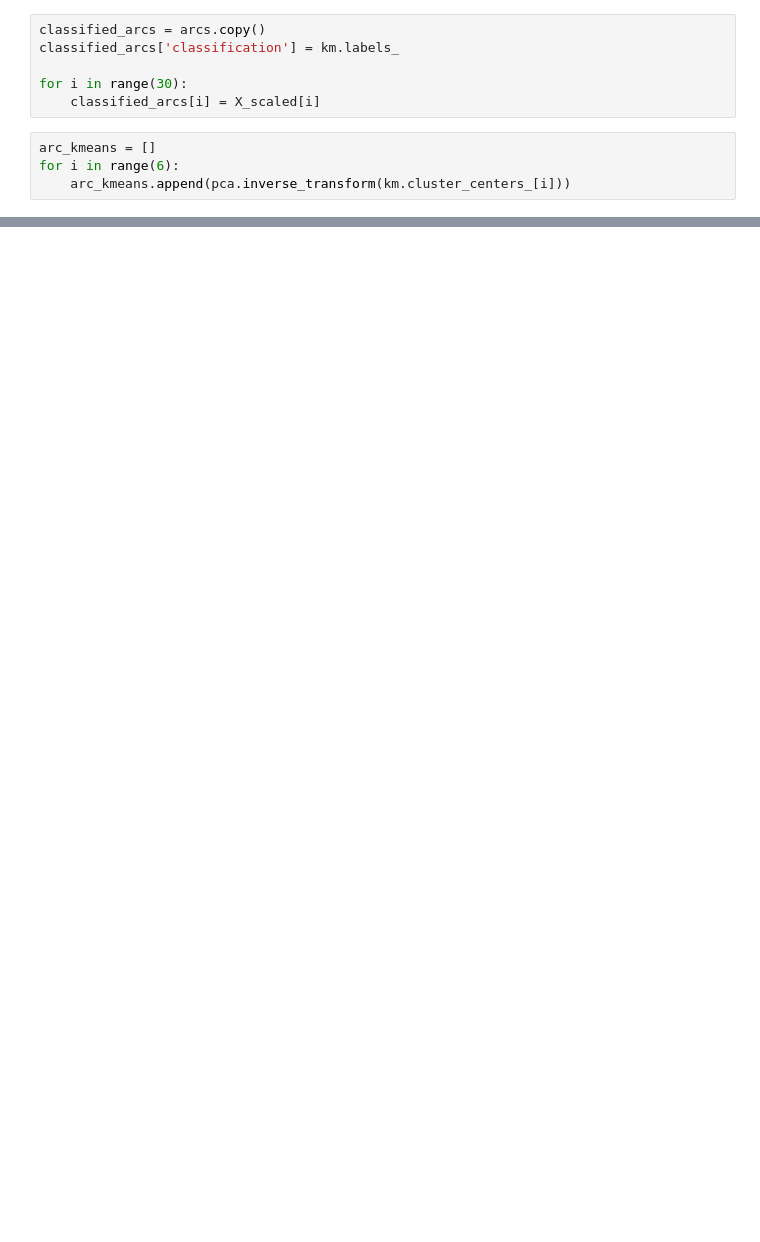
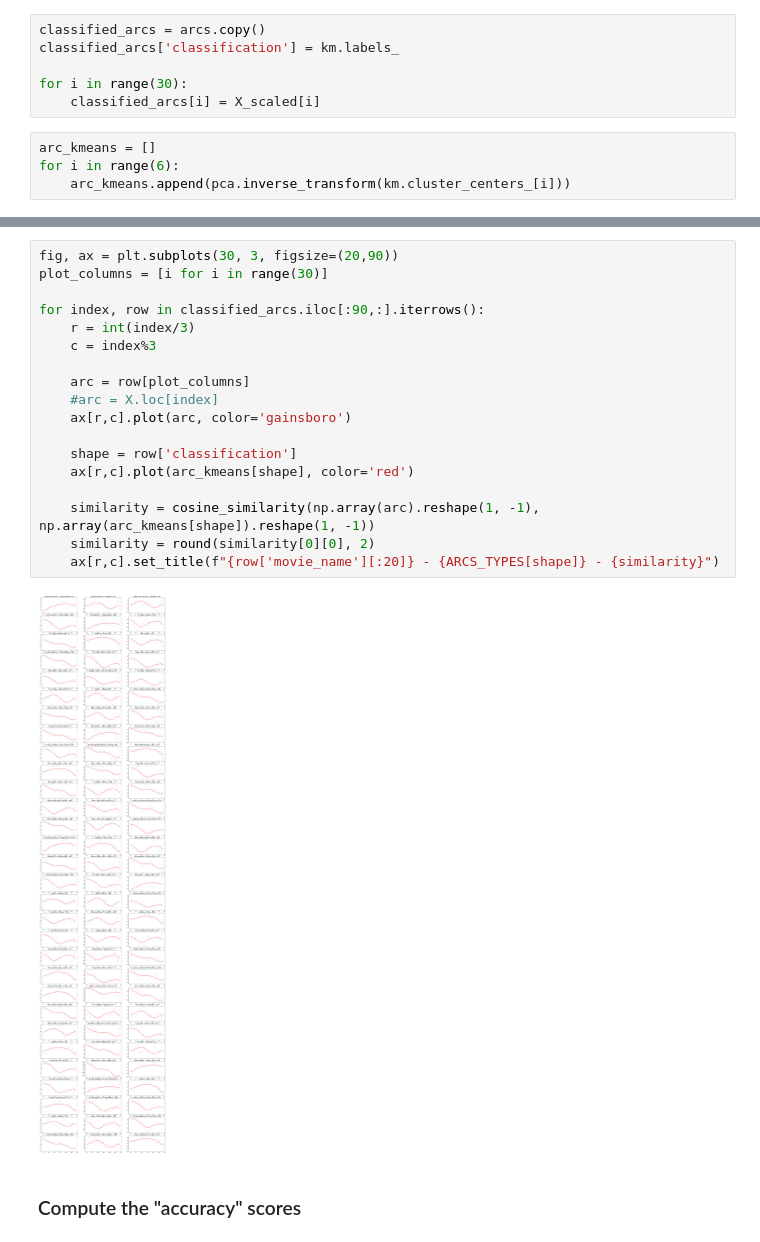
Before and after one commit to sebhochart/movie-sentiment-analysis, a Jupyter notebook: notebooks/Kmeans_clustering_seb.ipynb, the cells around one changed output, grey strips where cells are left out. Saved outputs shown, nothing was run; the diff lists cells and outputs as text; blank space fills up the shorter version.

```diff
--- a/notebooks/Kmeans_clustering_seb.ipynb
+++ b/notebooks/Kmeans_clustering_seb.ipynb
@@ -168,0 +158,22 @@ for i in range(6):
+# %%
+fig, ax = plt.subplots(30, 3, figsize=(20,90))
+plot_columns = [i for i in range(30)]
+
+for index, row in classified_arcs.iloc[:90,:].iterrows():
+    r = int(index/3)
+    c = index%3
+
+    arc = row[plot_columns]
+    #arc = X.loc[index]
+    ax[r,c].plot(arc, color='gainsboro')
+
+    shape = row['classification']
+    ax[r,c].plot(arc_kmeans[shape], color='red')
+
+    similarity = cosine_similarity(np.array(arc).reshape(1, -1), np.array(arc_kmeans[shape]).reshape(1, -1))
+    similarity = round(similarity[0][0], 2)
+    ax[r,c].set_title(f"{row['movie_name'][:20]} - {ARCS_TYPES[shape]} - {similarity}")
+# %% [output]
+[figure, added]
+# %% [markdown]
+### Compute the "accuracy" scores
```
Also changed, not shown: parts of 27 cells of this notebook, 4 other files.
